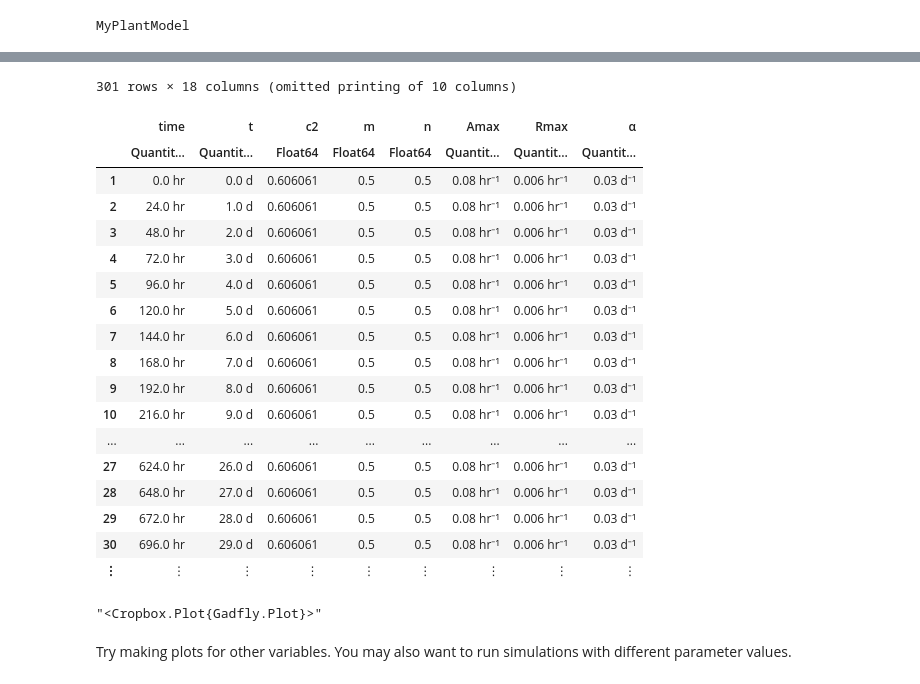
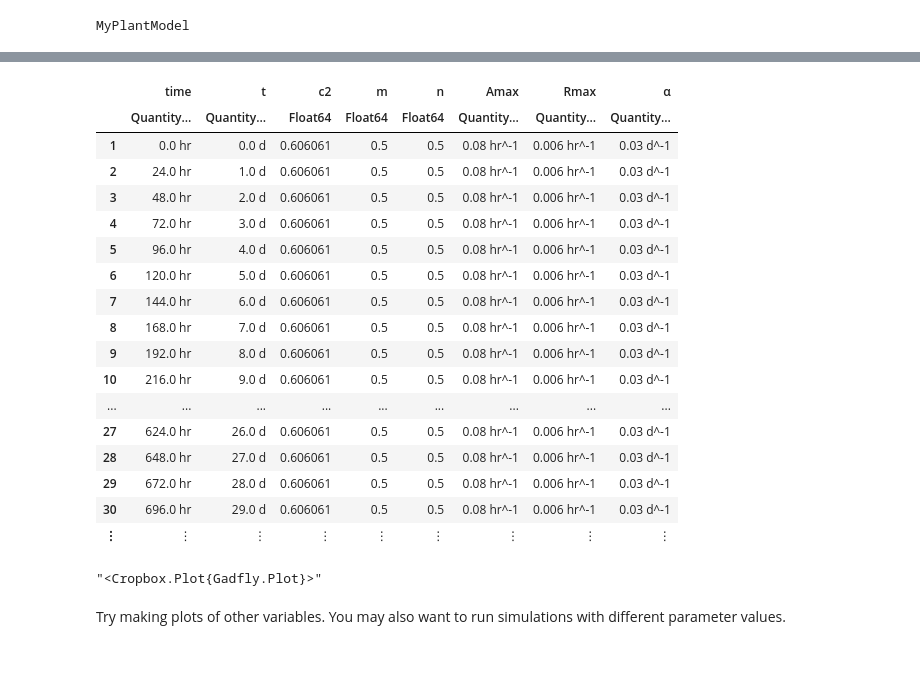
Before and after one commit to uwkimlab/plant_modeling, a Jupyter notebook: labs/L04_C_Budget_Model/L04_C_Budget_Model-student.ipynb, the cells around one changed output, grey strips where cells are left out. Saved outputs shown, nothing was run; the diff lists cells and outputs as text; code cells hidden in the pictures.

```diff
--- a/labs/L04_C_Budget_Model/L04_C_Budget_Model-student.ipynb
+++ b/labs/L04_C_Budget_Model/L04_C_Budget_Model-student.ipynb
@@ -392,5 +386,5 @@ end
 # %% [output]
 MyPlantModel
 # %%
-mp = simulate(MyPlantModel, config = :Clock => :step => 1u"d", stop = 300u"d")
+mp = simulate(MyPlantModel, config = Clock => :step => 1u"d", stop = 300u"d")
 # %% [output]
@@ -398,25 +392,24 @@ Progress: 100%[===========================] Time: 0:00:02 ( 7.61 ms/it)
-301 rows × 18 columns (omitted printing of 10 columns)
 |  | time | t | c2 | m | n | Amax | Rmax | α |
-|  | Quantit… | Quantit… | Float64 | Float64 | Float64 | Quantit… | Quantit… | Quantit… |
-| 1 | 0.0 hr | 0.0 d | 0.606061 | 0.5 | 0.5 | 0.08 hr⁻¹ | 0.006 hr⁻¹ | 0.03 d⁻¹ |
-| 2 | 24.0 hr | 1.0 d | 0.606061 | 0.5 | 0.5 | 0.08 hr⁻¹ | 0.006 hr⁻¹ | 0.03 d⁻¹ |
-| 3 | 48.0 hr | 2.0 d | 0.606061 | 0.5 | 0.5 | 0.08 hr⁻¹ | 0.006 hr⁻¹ | 0.03 d⁻¹ |
-| 4 | 72.0 hr | 3.0 d | 0.606061 | 0.5 | 0.5 | 0.08 hr⁻¹ | 0.006 hr⁻¹ | 0.03 d⁻¹ |
-| 5 | 96.0 hr | 4.0 d | 0.606061 | 0.5 | 0.5 | 0.08 hr⁻¹ | 0.006 hr⁻¹ | 0.03 d⁻¹ |
-| 6 | 120.0 hr | 5.0 d | 0.606061 | 0.5 | 0.5 | 0.08 hr⁻¹ | 0.006 hr⁻¹ | 0.03 d⁻¹ |
-| 7 | 144.0 hr | 6.0 d | 0.606061 | 0.5 | 0.5 | 0.08 hr⁻¹ | 0.006 hr⁻¹ | 0.03 d⁻¹ |
-| 8 | 168.0 hr | 7.0 d | 0.606061 | 0.5 | 0.5 | 0.08 hr⁻¹ | 0.006 hr⁻¹ | 0.03 d⁻¹ |
-| 9 | 192.0 hr | 8.0 d | 0.606061 | 0.5 | 0.5 | 0.08 hr⁻¹ | 0.006 hr⁻¹ | 0.03 d⁻¹ |
-| 10 | 216.0 hr | 9.0 d | 0.606061 | 0.5 | 0.5 | 0.08 hr⁻¹ | 0.006 hr⁻¹ | 0.03 d⁻¹ |
+|  | Quantity… | Quantity… | Float64 | Float64 | Float64 | Quantity… | Quantity… | Quantity… |
+| 1 | 0.0 hr | 0.0 d | 0.606061 | 0.5 | 0.5 | 0.08 hr^-1 | 0.006 hr^-1 | 0.03 d^-1 |
+| 2 | 24.0 hr | 1.0 d | 0.606061 | 0.5 | 0.5 | 0.08 hr^-1 | 0.006 hr^-1 | 0.03 d^-1 |
+| 3 | 48.0 hr | 2.0 d | 0.606061 | 0.5 | 0.5 | 0.08 hr^-1 | 0.006 hr^-1 | 0.03 d^-1 |
+| 4 | 72.0 hr | 3.0 d | 0.606061 | 0.5 | 0.5 | 0.08 hr^-1 | 0.006 hr^-1 | 0.03 d^-1 |
+| 5 | 96.0 hr | 4.0 d | 0.606061 | 0.5 | 0.5 | 0.08 hr^-1 | 0.006 hr^-1 | 0.03 d^-1 |
+| 6 | 120.0 hr | 5.0 d | 0.606061 | 0.5 | 0.5 | 0.08 hr^-1 | 0.006 hr^-1 | 0.03 d^-1 |
+| 7 | 144.0 hr | 6.0 d | 0.606061 | 0.5 | 0.5 | 0.08 hr^-1 | 0.006 hr^-1 | 0.03 d^-1 |
+| 8 | 168.0 hr | 7.0 d | 0.606061 | 0.5 | 0.5 | 0.08 hr^-1 | 0.006 hr^-1 | 0.03 d^-1 |
+| 9 | 192.0 hr | 8.0 d | 0.606061 | 0.5 | 0.5 | 0.08 hr^-1 | 0.006 hr^-1 | 0.03 d^-1 |
+| 10 | 216.0 hr | 9.0 d | 0.606061 | 0.5 | 0.5 | 0.08 hr^-1 | 0.006 hr^-1 | 0.03 d^-1 |
 | ... | ... | ... | ... | ... | ... | ... | ... | ... |
-| 27 | 624.0 hr | 26.0 d | 0.606061 | 0.5 | 0.5 | 0.08 hr⁻¹ | 0.006 hr⁻¹ | 0.03 d⁻¹ |
-| 28 | 648.0 hr | 27.0 d | 0.606061 | 0.5 | 0.5 | 0.08 hr⁻¹ | 0.006 hr⁻¹ | 0.03 d⁻¹ |
-| 29 | 672.0 hr | 28.0 d | 0.606061 | 0.5 | 0.5 | 0.08 hr⁻¹ | 0.006 hr⁻¹ | 0.03 d⁻¹ |
-| 30 | 696.0 hr | 29.0 d | 0.606061 | 0.5 | 0.5 | 0.08 hr⁻¹ | 0.006 hr⁻¹ | 0.03 d⁻¹ |
+| 27 | 624.0 hr | 26.0 d | 0.606061 | 0.5 | 0.5 | 0.08 hr^-1 | 0.006 hr^-1 | 0.03 d^-1 |
+| 28 | 648.0 hr | 27.0 d | 0.606061 | 0.5 | 0.5 | 0.08 hr^-1 | 0.006 hr^-1 | 0.03 d^-1 |
+| 29 | 672.0 hr | 28.0 d | 0.606061 | 0.5 | 0.5 | 0.08 hr^-1 | 0.006 hr^-1 | 0.03 d^-1 |
+| 30 | 696.0 hr | 29.0 d | 0.606061 | 0.5 | 0.5 | 0.08 hr^-1 | 0.006 hr^-1 | 0.03 d^-1 |
 | ⋮ | ⋮ | ⋮ | ⋮ | ⋮ | ⋮ | ⋮ | ⋮ | ⋮ |
 # %%
 visualize(mp, :t, :W, kind = :line)
 # %% [output]
 "<Cropbox.Plot{Gadfly.Plot}>"
 # %% [markdown]
-Try making plots for other variables. You may also want to run simulations with different parameter values.
+Try making plots of other variables. You may also want to run simulations with different parameter values.
```
Also changed, not shown: parts of 11 cells of this notebook.
